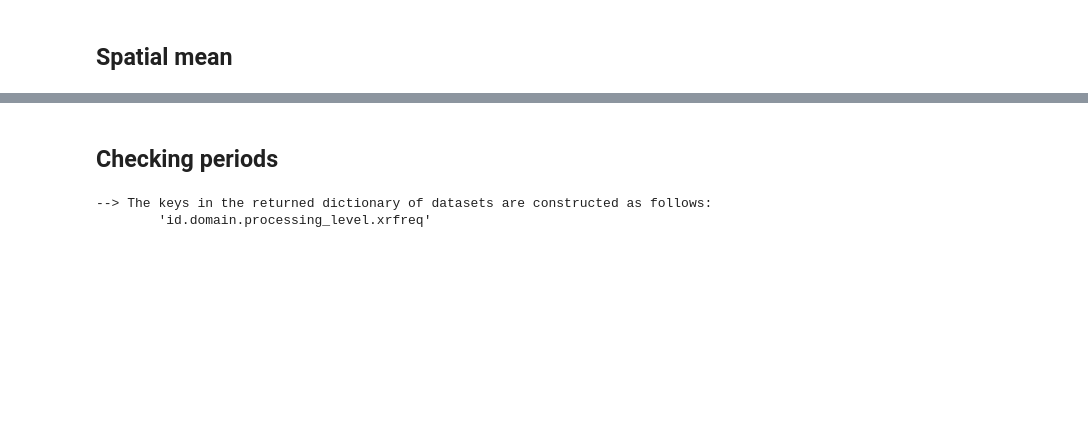
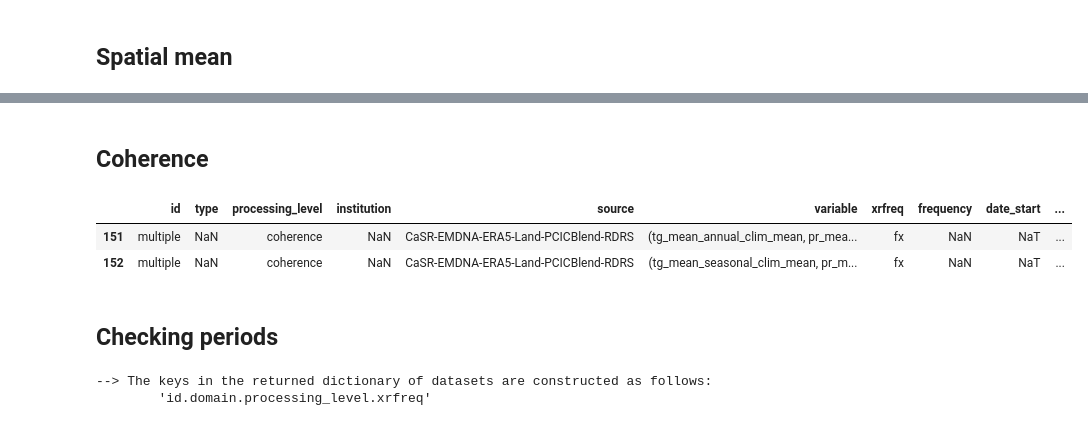
Before and after one commit to Ouranosinc/obsflow, a Jupyter notebook: notebooks/dataset_exploration.ipynb, the cells around one changed output, grey strips where cells are left out. Drawn from its saved outputs; the diff is of its cells as text; code cells hidden in the pictures; blank space fills up the shorter version.

Commit message:
Updated data exploration notebook to include coherence

```diff
--- a/notebooks/dataset_exploration.ipynb
+++ b/notebooks/dataset_exploration.ipynb
@@ -132,3 +134,12 @@ spatial_mean
+# %% [markdown]
+## Coherence
+# %%
+coherence = df_trimmed[df_trimmed['processing_level']=='coherence']
+coherence
+# %% [output]
+|  | id | type | processing_level | institution | source | variable | xrfreq | frequency | date_start | ... |
+| 151 | multiple | NaN | coherence | NaN | CaSR-EMDNA-ERA5-Land-PCICBlend-RDRS | (tg_mean_annual_clim_mean, pr_mea... | fx | NaN | NaT | ... |
+| 152 | multiple | NaN | coherence | NaN | CaSR-EMDNA-ERA5-Land-PCICBlend-RDRS | (tg_mean_seasonal_clim_mean, pr_m... | fx | NaN | NaT | ... |
 # %% [markdown]
 ## Checking periods
 # %%
```
Also changed, not shown: parts of 6 cells of this notebook.
